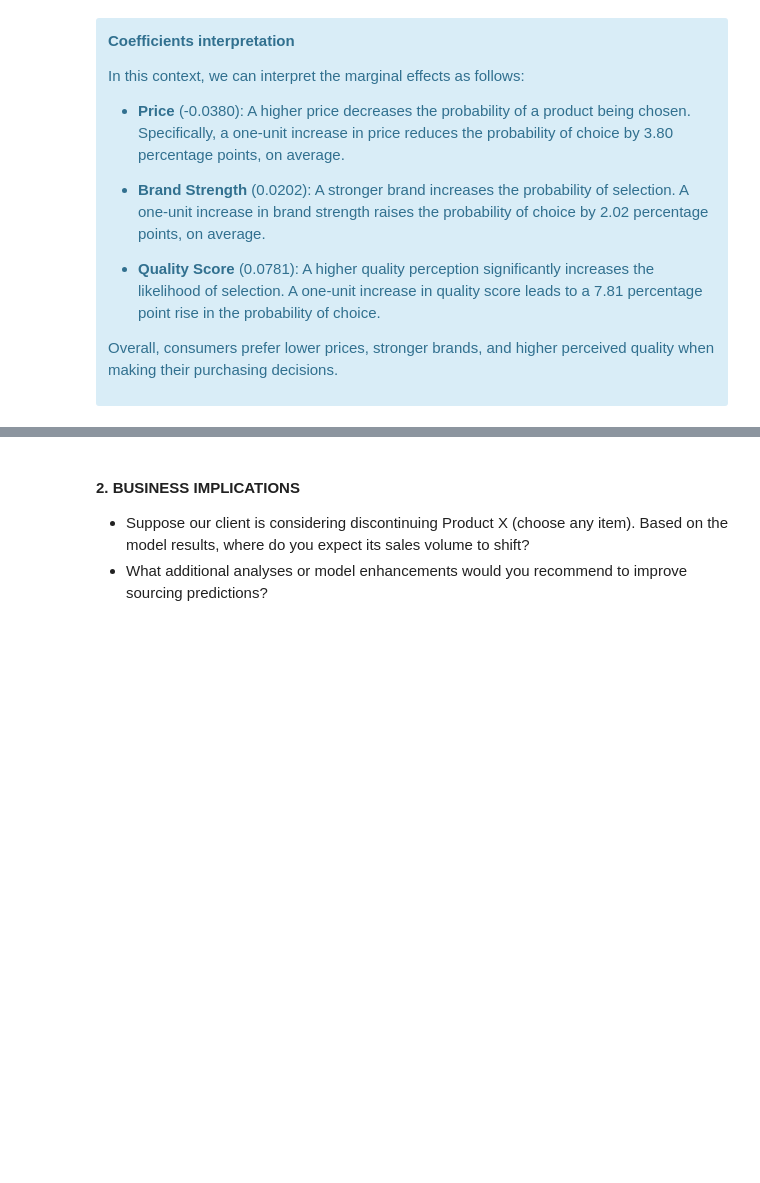
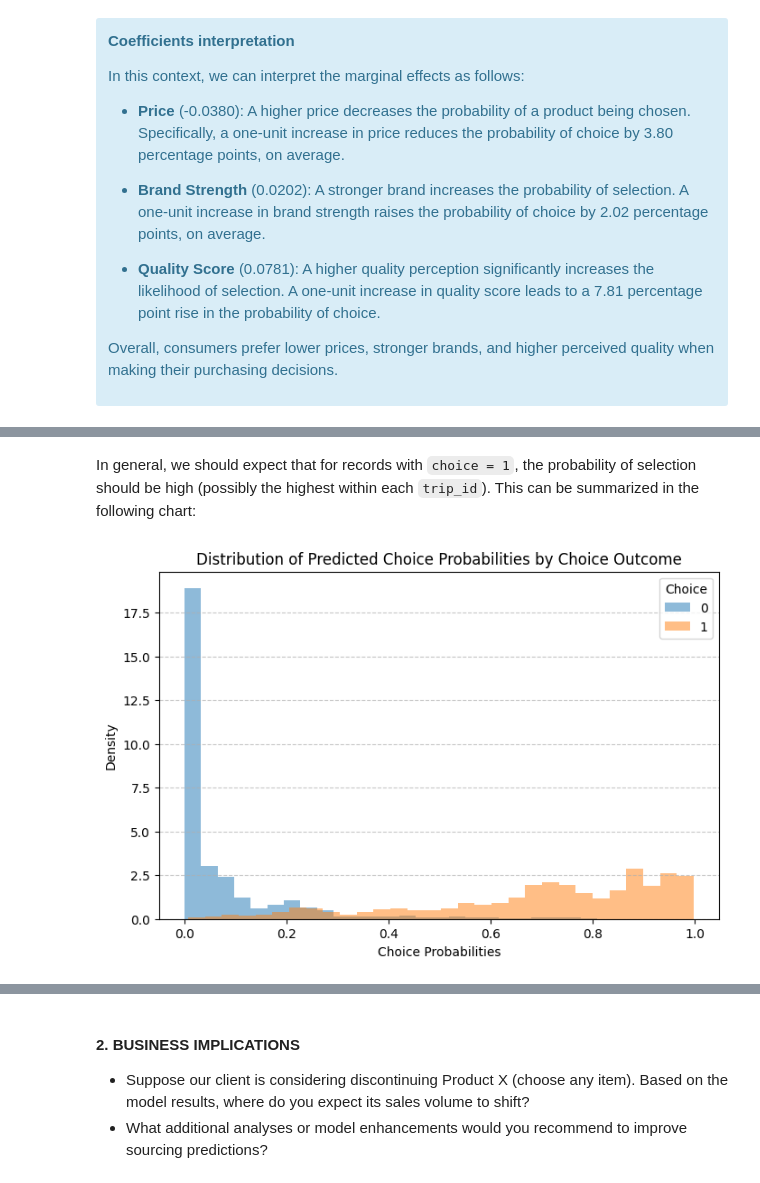
Before and after one commit to DavidGuzzi/Python-Projects, a Jupyter notebook: astrea/davidguzzi_deliverable.ipynb, the cells around one changed output, grey strips where cells are left out. Saved outputs shown, nothing was run; the diff lists cells and outputs as text; code cells hidden in the pictures; blank space fills up the shorter version.

```diff
--- a/astrea/davidguzzi_deliverable.ipynb
+++ b/astrea/davidguzzi_deliverable.ipynb
@@ -260,0 +263,15 @@ Overall, consumers prefer lower prices, stronger brands, and higher perceived qu
+# %%
+respondents_data["const"] = 1.0
+
+# Compute utility scores.
+utilities = (
+respondents_data["const"] * coefs['coefficient'][0] +
+respondents_data["price"] * coefs['coefficient'][1] +
+respondents_data["brand_strength"] * coefs['coefficient'][2] +
+respondents_data["quality_score"] * coefs['coefficient'][3]
+)
+
+# Apply softmax transformation within each respondent-trip group.
+respondents_data["exp_utilities"] = np.exp(utilities)
+respondents_data["predicted_choice_prob"] = respondents_data.groupby(["respondent_id", "trip_id"])["exp_utilities"].transform(lambda x: x / x.sum())
+respondents_data.head()
@@ -260,0 +285,15 @@ Overall, consumers prefer lower prices, stronger brands, and higher perceived qu
+# %% [markdown]
+In general, we should expect that for records with `choice = 1`, the probability of selection should be high (possibly the highest within each `trip_id`). This can be summarized in the following chart:
+# %%
+plt.figure(figsize=(8, 5))
+respondents_data.groupby("choice")["predicted_choice_prob"].plot.hist(
+    alpha=0.5, bins=30, legend=True, density=True
+)
+plt.xlabel("Choice Probabilities")
+plt.ylabel("Density")
+plt.title("Distribution of Predicted Choice Probabilities by Choice Outcome")
+plt.grid(axis="y", linestyle="--", alpha=0.7)
+plt.legend(title="Choice")
+plt.show()
+# %% [output]
+[figure, added]
```
Also changed, not shown: parts of 11 cells of this notebook.
